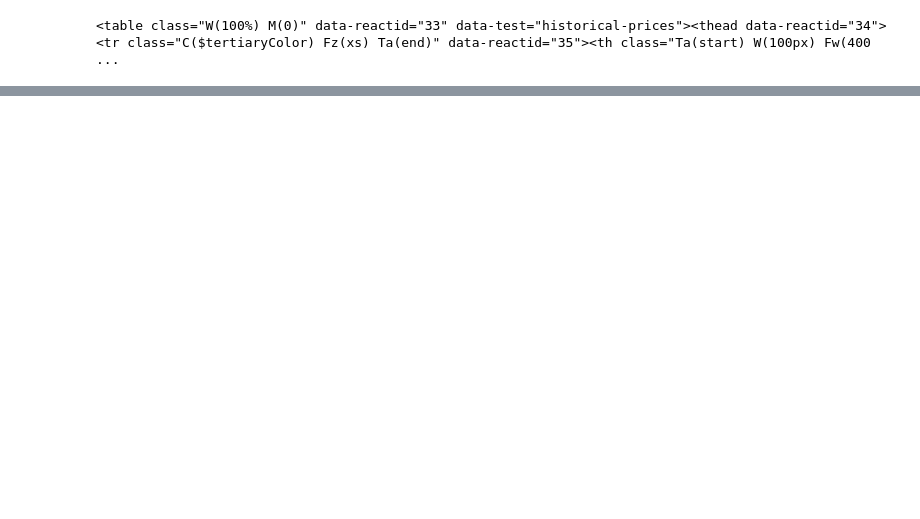
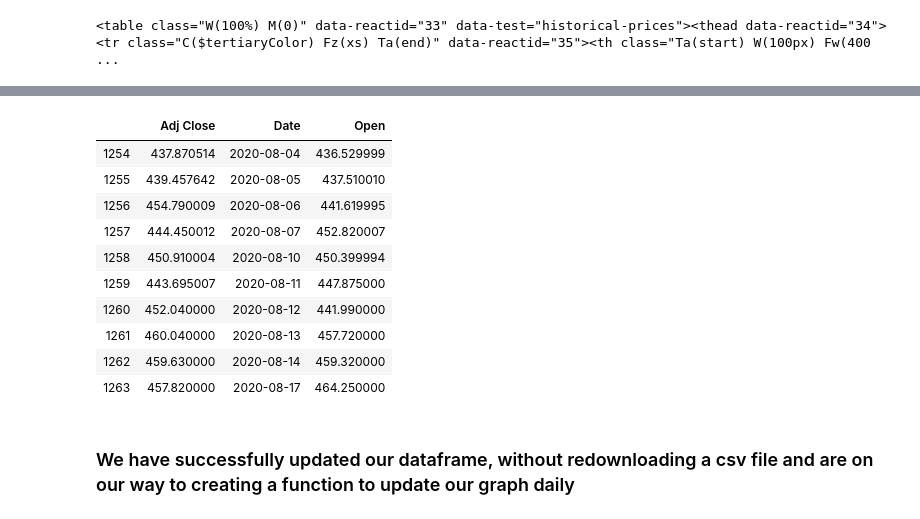
Before and after one commit to joseh4/Stock_market_monitoring, a Jupyter notebook: Updating_APPL_Chart.ipynb, the cells around one changed output, grey strips where cells are left out. Cells and saved outputs as stored; diff of their text form; code cells hidden in the pictures; blank space fills up the shorter version.

```diff
--- a/Updating_APPL_Chart.ipynb
+++ b/Updating_APPL_Chart.ipynb
@@ -57,0 +169,8 @@ first
+# %%
+# Now that I have all my new information, I want to put it in a dictionary so I can create a dataframe, then
+# concatenate it with the apple_chart data
+data = {'Date':[new_date, second_date, third_date, fourth_date],
+        'Open':[new_open_price, second_open_price,third_open_price, fourth_open_price],
+        'Adj Close':[new_adj_close_price, second_adj_close_price,third_adj_close_price, fourth_adj_close_price]}
+# %%
+new_information = pd.DataFrame(data = data)
@@ -57,0 +185,3 @@ first
+# %%
+# Set the Date column to the pandas datetime format
+new_information['Date'] = pd.to_datetime(new_information.Date)
@@ -57,0 +196,3 @@ first
+# %%
+# The dataframes will not merge unless they're the same type, so let's change the apple_chart date type as well
+apple_chart['Date'] = pd.to_datetime(apple_chart.Date)
@@ -57,0 +211,20 @@ first
+# %%
+# Now concatenate the dataframes, reset the index and sort by date to have the information in order
+combined = pd.concat([apple_chart, new_information], sort = True)
+combined.sort_values(by = 'Date', inplace = True)
+combined.reset_index(drop = True, inplace = True)
+combined.tail(10)
+# %% [output]
+|  | Adj Close | Date | Open |
+| 1254 | 437.870514 | 2020-08-04 | 436.529999 |
+| 1255 | 439.457642 | 2020-08-05 | 437.510010 |
+| 1256 | 454.790009 | 2020-08-06 | 441.619995 |
+| 1257 | 444.450012 | 2020-08-07 | 452.820007 |
+| 1258 | 450.910004 | 2020-08-10 | 450.399994 |
+| 1259 | 443.695007 | 2020-08-11 | 447.875000 |
+| 1260 | 452.040000 | 2020-08-12 | 441.990000 |
+| 1261 | 460.040000 | 2020-08-13 | 457.720000 |
+| 1262 | 459.630000 | 2020-08-14 | 459.320000 |
+| 1263 | 457.820000 | 2020-08-17 | 464.250000 |
+# %% [markdown]
+### We have successfully updated our dataframe, without redownloading a csv file and  are on our way to creating a function to update our graph daily
```
Also changed, not shown: parts of 27 cells of this notebook.
